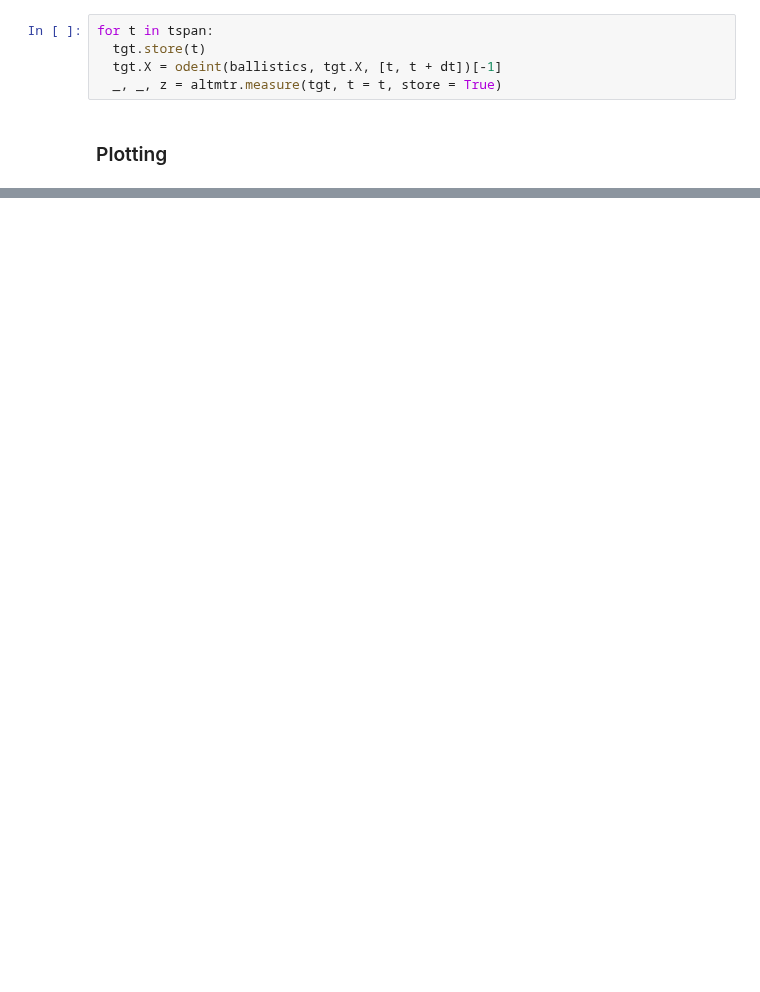
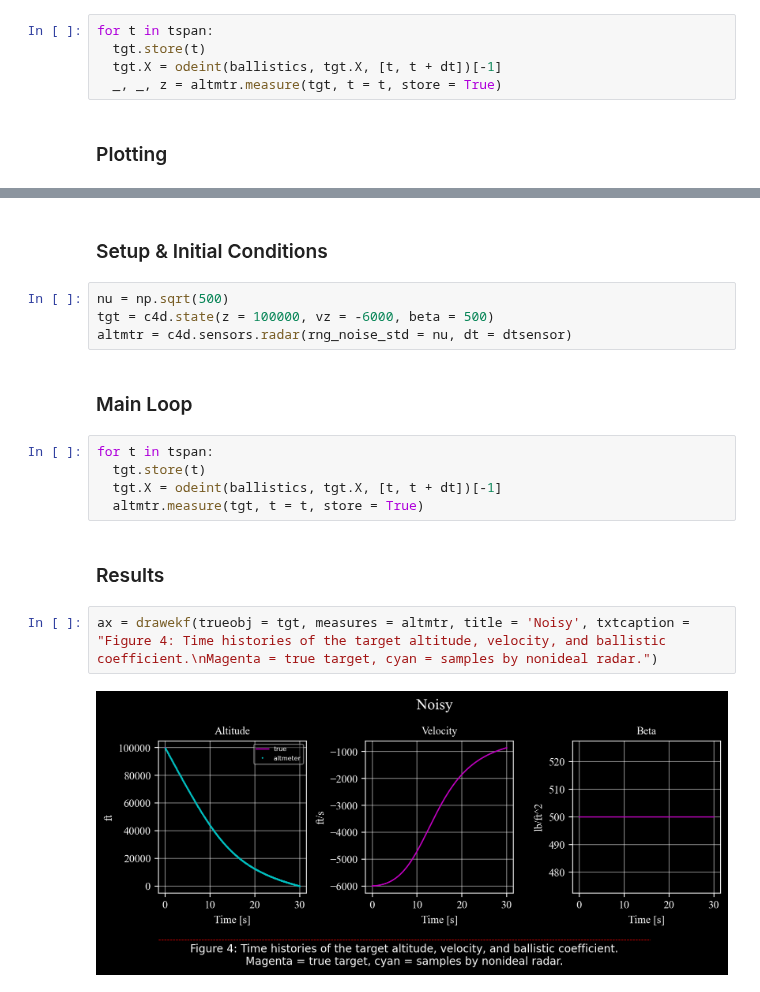
Before and after one commit to C4dynamics/C4dynamics, a Jupyter notebook: docs/source/programs/ballistic_coefficient.ipynb, the cells around one changed output, grey strips where cells are left out. Drawn from its saved outputs; the diff is of its cells as text; blank space fills up the shorter version.

```diff
--- a/docs/source/programs/ballistic_coefficient.ipynb
+++ b/docs/source/programs/ballistic_coefficient.ipynb
@@ -349,0 +258,19 @@ This is a statement with a footnote.
+# %% [markdown]
+### Setup & Initial Conditions
+# %%
+nu = np.sqrt(500)
+tgt = c4d.state(z = 100000, vz = -6000, beta = 500)
+altmtr = c4d.sensors.radar(rng_noise_std = nu, dt = dtsensor)
+# %% [markdown]
+### Main Loop
+# %%
+for t in tspan:
+  tgt.store(t)
+  tgt.X = odeint(ballistics, tgt.X, [t, t + dt])[-1]
+  altmtr.measure(tgt, t = t, store = True)
+# %% [markdown]
+### Results
+# %%
+ax = drawekf(trueobj = tgt, measures = altmtr, title = 'Noisy', txtcaption = "Figure 4: Time histories of the target altitude, velocity, and ballistic coefficient.\nMagenta = true target, cyan = samples by nonideal radar.")
+# %% [output]
+[figure, added]
```
Also changed, not shown: parts of 95 cells of this notebook, 25 other files.
